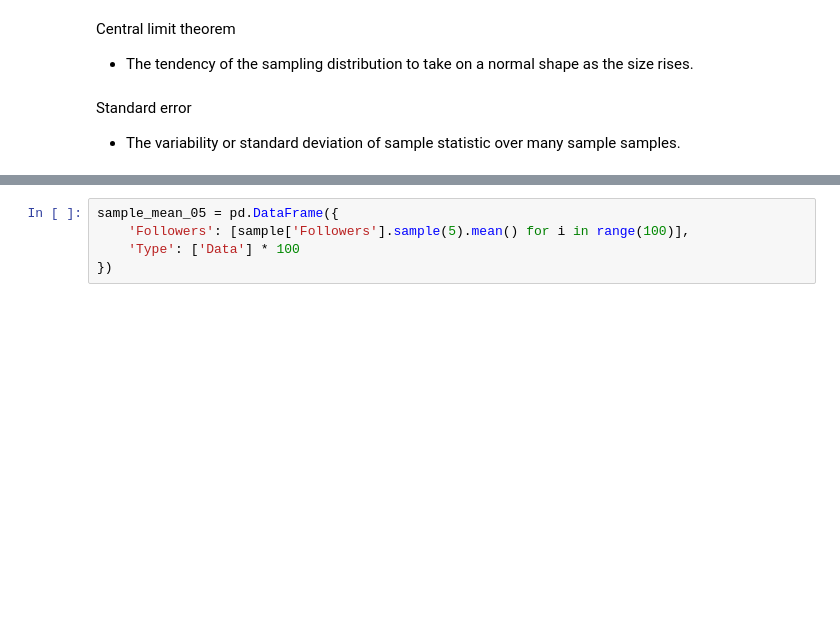
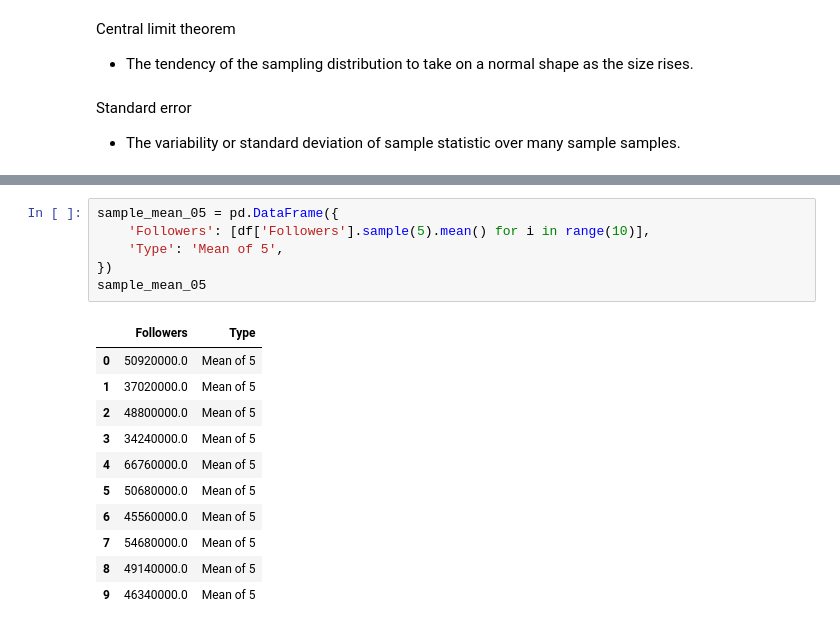
Before and after one commit to lucaspinheiro27/Statistics, a Jupyter notebook: Jupyter_notebooks/tiktok_accounts.ipynb, the cells around one changed output, grey strips where cells are left out. Saved outputs shown, nothing was run; the diff lists cells and outputs as text; blank space fills up the shorter version.

```diff
--- a/Jupyter_notebooks/tiktok_accounts.ipynb
+++ b/Jupyter_notebooks/tiktok_accounts.ipynb
@@ -93,6 +117,19 @@ dtype: int64
 # %%
 sample_mean_05 = pd.DataFrame({
-    'Followers': [sample['Followers'].sample(5).mean() for i in range(100)],
-    'Type': ['Data'] * 100
+    'Followers': [df['Followers'].sample(5).mean() for i in range(10)],
+    'Type': 'Mean of 5',
 })
+sample_mean_05
+# %% [output]
+|  | Followers | Type |
+| 0 | 50920000.0 | Mean of 5 |
+| 1 | 37020000.0 | Mean of 5 |
+| 2 | 48800000.0 | Mean of 5 |
+| 3 | 34240000.0 | Mean of 5 |
+| 4 | 66760000.0 | Mean of 5 |
+| 5 | 50680000.0 | Mean of 5 |
+| 6 | 45560000.0 | Mean of 5 |
+| 7 | 54680000.0 | Mean of 5 |
+| 8 | 49140000.0 | Mean of 5 |
+| 9 | 46340000.0 | Mean of 5 |
 # %%
```
Also changed, not shown: parts of 8 cells of this notebook.
